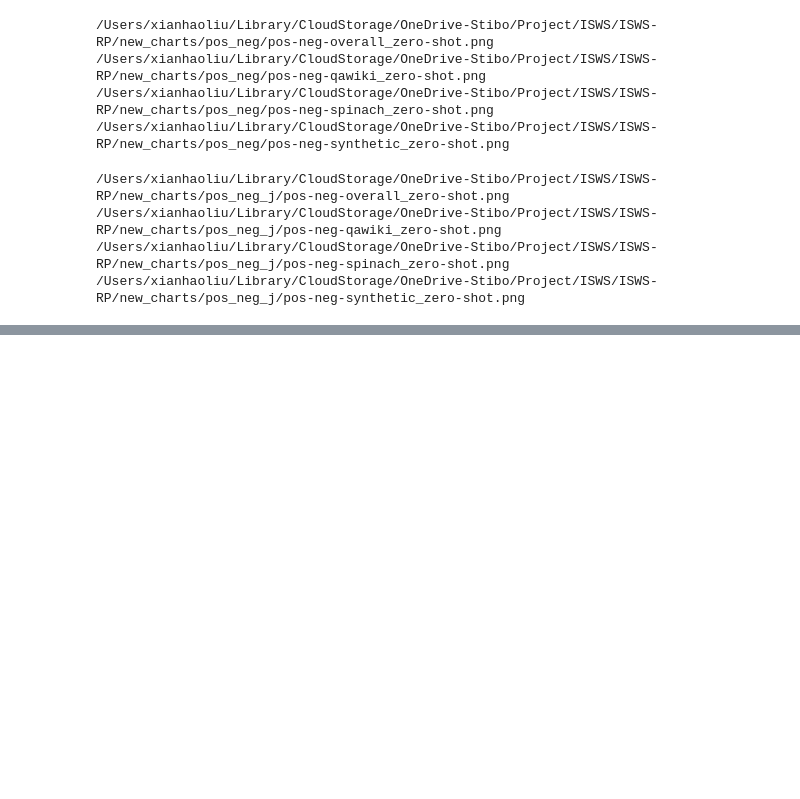
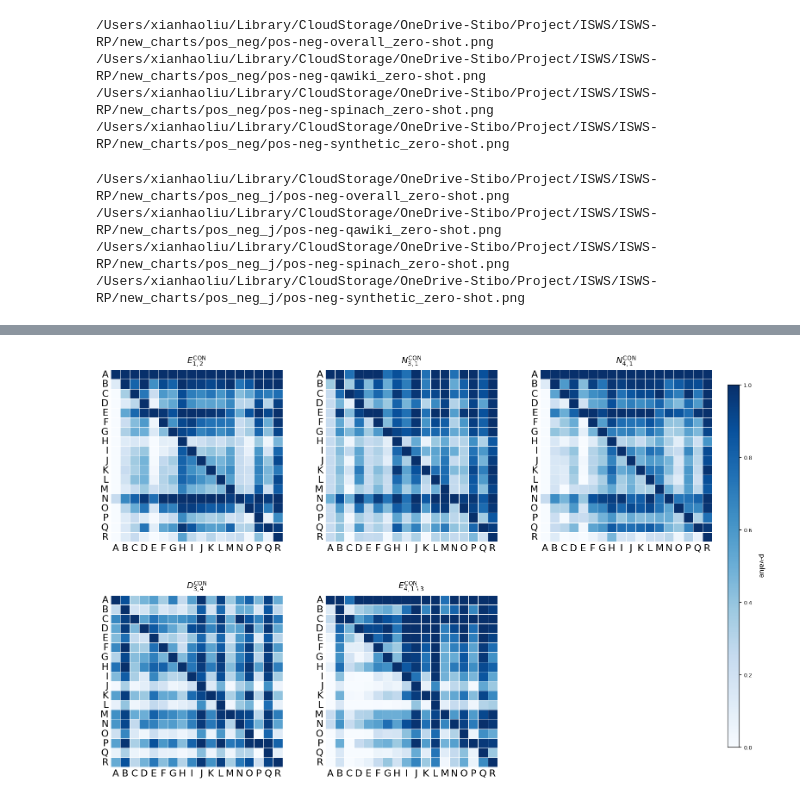
Before and after one commit to GabrieleT0/Answer-Set-Consistency-of-LLMs-For-QA, a Jupyter notebook: src/visualization/visualize.ipynb, the cells around one changed output, grey strips where cells are left out. Saved outputs shown, nothing was run; the diff lists cells and outputs as text; code cells hidden in the pictures; blank space fills up the shorter version.

```diff
--- a/src/visualization/visualize.ipynb
+++ b/src/visualization/visualize.ipynb
@@ -2959,0 +2962,83 @@ print("\n".join(paths_j))
+# %%
+import os
+import matplotlib.pyplot as plt
+import pandas as pd
+import seaborn as sns
+import string
+from matplotlib.colors import LinearSegmentedColormap
+import numpy as np
+
+# Set style for better appearance
+plt.rcParams['font.family'] = 'DejaVu Sans'
+plt.rcParams['font.size'] = 10
+
+folder = "../../output/"
+
+# Define all 5 heatmap files with their titles
+heatmap_files = {
+    'heatmap_A1eqA2.csv': r'$E_{1,2}^{\mathrm{CON}}$',
+    'heatmap_A1gtA3.csv': r'$N_{3,1}^{\mathrm{CON}}$',
+    'heatmap_A1gtA4.csv': r'$N_{4,1}^{\mathrm{CON}}$',
+    'heatmap_A3disjA4.csv': r'$D_{3,4}^{\mathrm{CON}}$',
+    'heatmap_A4eqA1or3.csv': r'$E_{4,1\setminus3}^{\mathrm{CON}}$'
+}
+
+# Create a light blue to dark blue colormap
+cmap = 'Blues'
+
+# Create a figure with 2 rows: 3 plots in first row, 2 plots in second row
+fig = plt.figure(figsize=(18, 12))
+gs = fig.add_gridspec(2, 3, hspace=0.3, wspace=0.25)
+
+# Create axes - 3 in first row, 2 in second row (centered)
+axes = []
+for i in range(3):
+    axes.append(fig.add_subplot(gs[0, i]))
+for i in range(2):
+    axes.append(fig.add_subplot(gs[1, i]))
+
+for idx, (filename, title) in enumerate(heatmap_files.items()):
+    file_path = os.path.join(folder, filename)
+
+    # Read and pivot data
+    df = pd.read_csv(file_path)
+    pivot = df.pivot_table(index='i', columns='j', values='val', aggfunc='mean')
+
+    # Create alphabetical labels
+    n_rows = len(pivot.index)
+    n_cols = len(pivot.columns)
+    row_labels = [string.ascii_uppercase[i % 26] if i < 26 else
+                  f"{string.ascii_uppercase[i // 26 - 1]}{string.ascii_uppercase[i % 26]}"
+                  for i in range(n_rows)]
+    col_labels = [string.ascii_uppercase[i % 26] if i < 26 else
+                  f"{string.ascii_uppercase[i // 26 - 1]}{string.ascii_uppercase[i % 26]}"
+                  for i in range(n_cols)]
+
+    # Plot heatmap
+    sns.heatmap(pivot, cmap=cmap, cbar=False,
+                xticklabels=col_labels, yticklabels=row_labels,
+                ax=axes[idx], square=True, vmin=0, vmax=1,
+                linewidths=0.5, linecolor='white')
+
+    # Style improvements
+    axes[idx].set_title(title, fontsize=14, fontweight='bold', pad=10)
+    axes[idx].tick_params(axis='both', which='major', labelsize=16, length=0)
+    axes[idx].set_xlabel('')
+    axes[idx].set_ylabel('')
+
+    # Rotate y-axis labels to vertical
+    plt.setp(axes[idx].get_yticklabels(), rotation=0)
+
+# Add a single colorbar on the right side
+cbar_ax = fig.add_axes([0.92, 0.15, 0.015, 0.7])
+norm = plt.Normalize(vmin=0, vmax=1)
+sm = plt.cm.ScalarMappable(cmap=cmap, norm=norm)
+sm.set_array([])
+cbar = fig.colorbar(sm, cax=cbar_ax)
+cbar.set_label('p-value', rotation=270, labelpad=20, fontsize=11)
+cbar.ax.tick_params(labelsize=9)
+
+plt.savefig('combined_heatmaps.pdf', bbox_inches='tight', pad_inches=0.2)
+plt.show()
+# %% [output]
+[figure, added]
```
Also changed, not shown: parts of 2 cells of this notebook, 27 other files.
